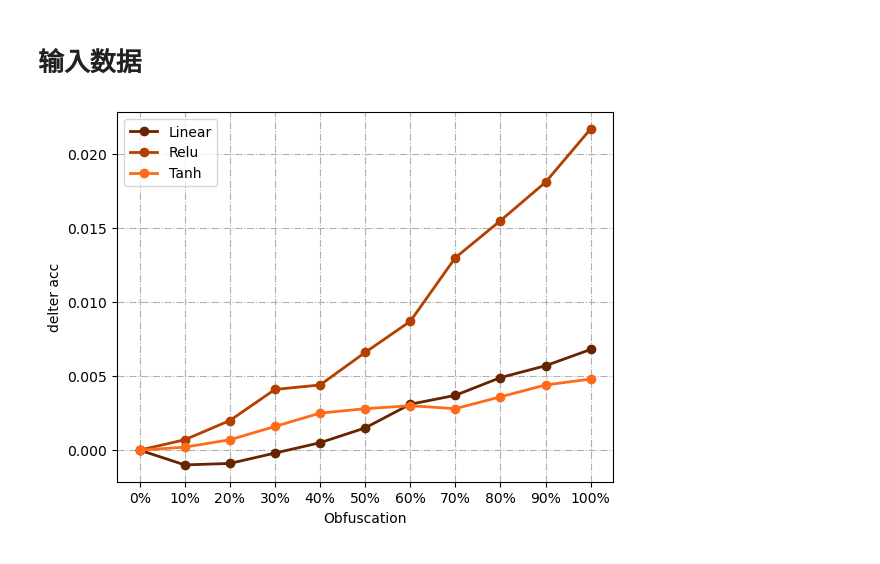
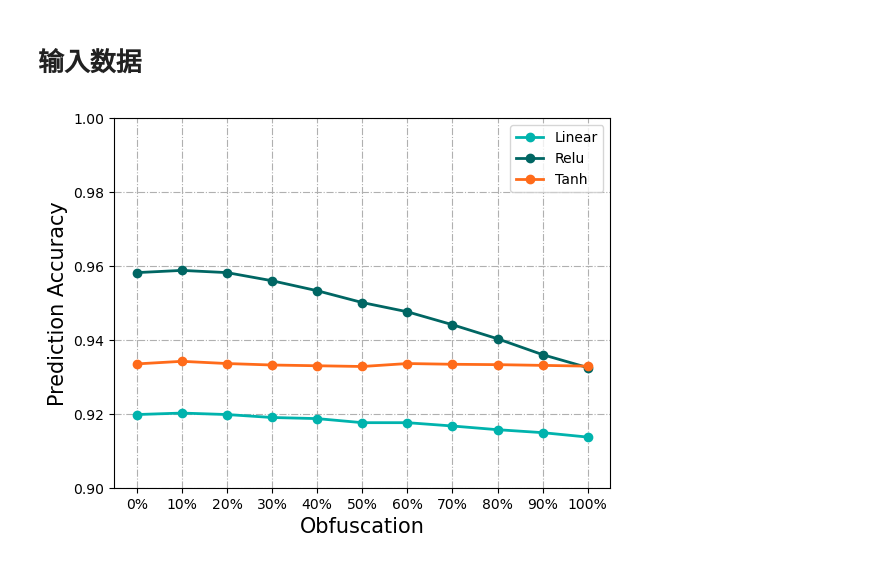
Before and after one commit to Q1ngS0ng/draw-pics-like-a-human, a Jupyter notebook: draw/line_chart.ipynb, the cells around one changed output. Cells and saved outputs as stored; diff of their text form; code cells hidden in the pictures.

```diff
--- a/draw/line_chart.ipynb
+++ b/draw/line_chart.ipynb
@@ -78,22 +83,31 @@ tanh = [[0.22265438735485077, 0.9330000281333923],
 # %%
 num5 = "#662400"
-num2 = "#B33F00"
+num4 = "#B33F00"
 num3 = "#FF6B1A"
-num4 = "#006663"
+num2 = "#006663"
 num1 = "#00B3AD"
 # %%
 x = ["{}%".format(i*10) for i in range(11)]
 
-y_linear_loss = [1- pos[0] for pos in linear]
-y_linear_acc = [linear[0][1] - pos[1] for pos in linear]
+# y_linear_loss = [1- pos[0] for pos in linear]
+# y_linear_acc = [linear[0][1] - pos[1] for pos in linear]
 
-y_relu_loss = [1- pos[0] for pos in relu]
-y_relu_acc = [relu[0][1] - pos[1] for pos in relu]
+# y_relu_loss = [1- pos[0] for pos in relu]
+# y_relu_acc = [relu[0][1] - pos[1] for pos in relu]
 
-y_tanh_loss = [1-pos[0] for pos in tanh]
-y_tanh_acc = [tanh[0][1] - pos[1] for pos in tanh]
+# y_tanh_loss = [1-pos[0] for pos in tanh]
+# y_tanh_acc = [tanh[0][1] - pos[1] for pos in tanh]
+
+
+y_linear_acc = [ pos[1] for pos in linear]
+
+
+y_relu_acc = [ pos[1] for pos in relu]
+
+
+y_tanh_acc = [ pos[1] for pos in tanh]
 # %%
-
+size = 15
 plt.plot(x,#x轴
         y_linear_acc,#y轴
         linestyle='-',  # 折线类型
@@ -109,34 +123,34 @@ plt.plot(x,#x轴
         y_relu_acc,#y轴
         linestyle='-',  # 折线类型
         linewidth=2,  # 折线宽度
         marker = 'o',
         color=num2,  # 折线颜色
         markersize=6,  # 点的大小
         markeredgecolor=num2,  # 点的边框色
         markerfacecolor=num2,  # 点的填充色
         label='Relu'
         )
 plt.plot(x,#x轴
         y_tanh_acc,#y轴
         linestyle='-',  # 折线类型
         linewidth=2,  # 折线宽度
         marker = 'o',
         color=num3,  # 折线颜色
         markersize=6,  # 点的大小
         markeredgecolor=num3,  # 点的边框色
         markerfacecolor=num3,  # 点的填充色
         label='Tanh'
         )
 ## plot中参数的含义分别是横轴值，纵轴值，线的形状（'s'方块,'o'实心圆点，'*'五角星   ...，颜色，透明度,线的宽度和标签 ，
 plt.grid(linestyle='-.')
 
 plt.legend()  #显示上面的label
-plt.xlabel('Obfuscation') #x_label
-plt.ylabel('delter acc')#y_label
-
+plt.xlabel('Obfuscation',fontdict={'size':size}) #x_label
+plt.ylabel('Prediction Accuracy',fontdict={'size':size})#y_label
+plt.ylim((0.9,1))
 #plt.ylim(-1,1)#仅设置y轴坐标范围
 plt.savefig('diff_act.pdf')
 
 plt.show()
 # %% [output]
-[figure, old version]
+[figure, new version]
```
Also changed, not shown: parts of 5 cells of this notebook, 5 other files.
